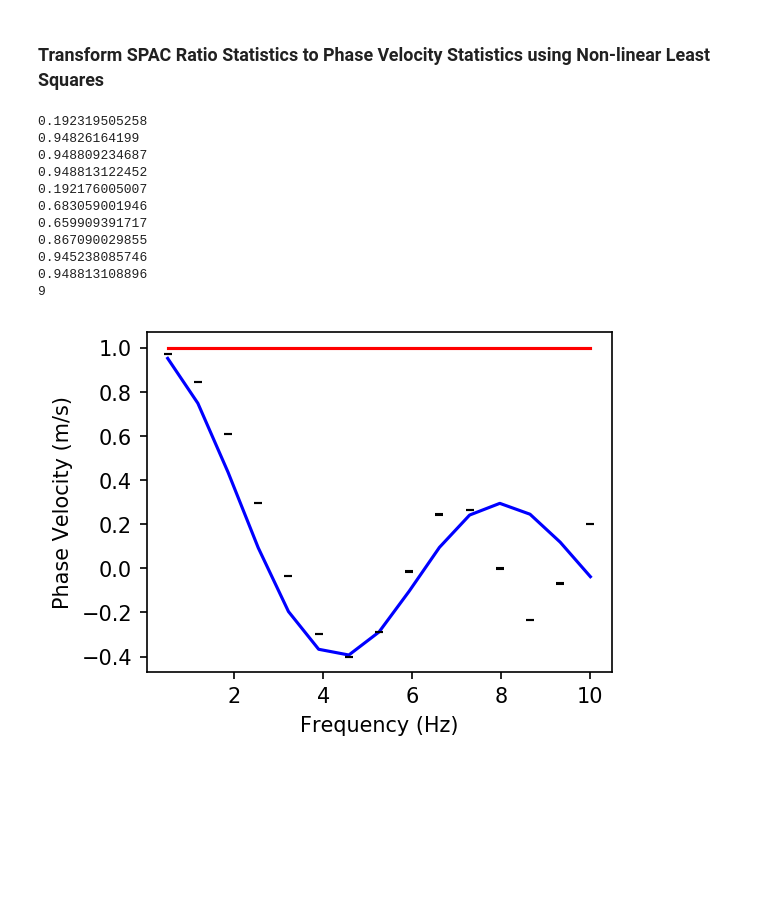
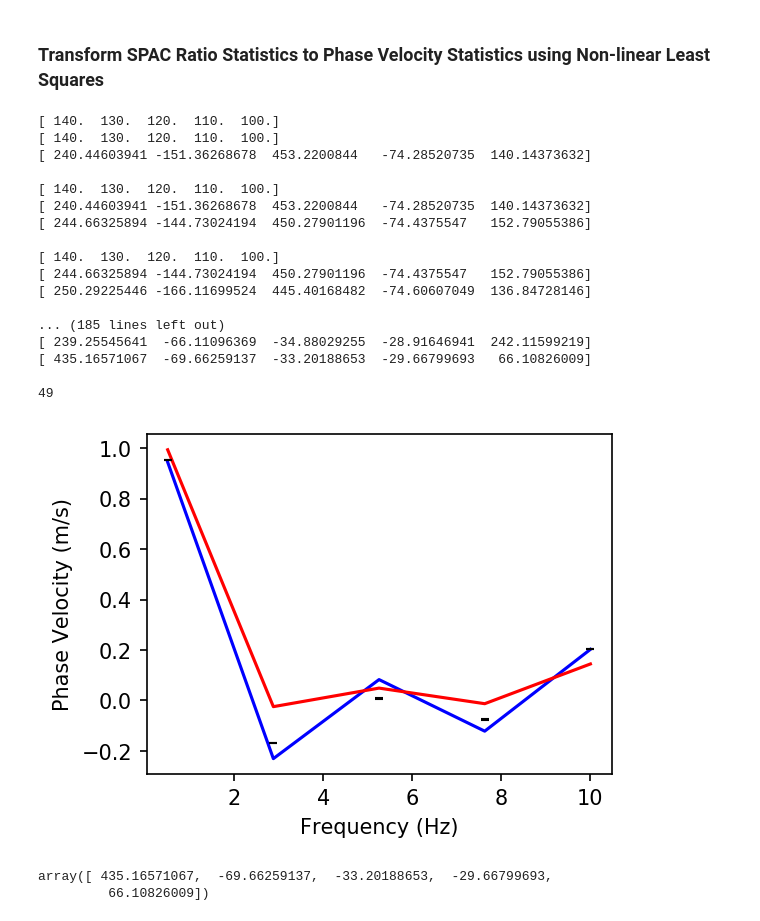
Before and after one commit to jpvantassel/swprocess, a Jupyter notebook: examples/other/mspac_procedure.ipynb, the cells around one changed output. Cells and saved outputs as stored; diff of their text form; code cells hidden in the pictures; blank space fills up the shorter version.

```diff
--- a/examples/other/mspac_procedure.ipynb
+++ b/examples/other/mspac_procedure.ipynb
@@ -17,9 +17,9 @@ import swprocess
 # %%
 rng = np.random.default_rng(1824)
 
-n = 15
+n = 5
 frqs = np.linspace(0.5, 10, n)
-mean = np.linspace(200, 100, n)
+mean = np.linspace(150, 100, n)
 std = mean * np.linspace(0.001, 0.001, n)
 
 cov = np.ones((n, n))
@@ -96,37 +96,50 @@ plt.show()
 # %% [markdown]
 ### Transform SPAC Ratio Statistics to Phase Velocity Statistics using Non-linear Least Squares
 # %%
-vel_frq, vel_mean, vel_std, vel_corr = spaccurvesuite._to_phase_stat(p0=150, p0_std=150, omega=100, iterations=10, tol=0.01)
+p0 = np.linspace(140, 100, n)
+
+vel_frq, vel_mean, vel_std, vel_corr = spaccurvesuite._to_phase_stat(p0=p0, p0_std=50, omega=10, iterations=50, tol=0.01)
 
 fig, ax = plt.subplots(figsize=(4,3), dpi=150)
 
 ax.errorbar(spac_frq, spac_mean, yerr=spac_std, color="k", linestyle="", zorder=6, capsize=2, linewidth=0.8, label="Exp. SPAC Ratio Data")
 
-ax.plot(spac_frq, spac_ratio_fxn(spac_frq, 150), color="b", linestyle="-")
+ax.plot(spac_frq, spac_ratio_fxn(spac_frq, p0), color="b", linestyle="-")
 
 ax.plot(spac_frq, spac_ratio_fxn(spac_frq, vel_mean), color="r", linestyle="-")
 
 # ax.plot(spac_frq, spac_ratio_fxn(spac_frq, np.linspace(200, 100, n)))
 
 # ax.errorbar(vel_frq, vel_mean, yerr=vel_std, color="k", linestyle="", zorder=6, capsize=2, linewidth=0.8, label="Implied Exp. Disp. Data")
 
 # ax.plot(frqs, mean, color="r", linestyle="-")
 # ax.plot(frqs, mean+std, color="r", linestyle="--")
 # ax.plot(frqs, mean-std, color="r", linestyle="--")
 
 ax.set_xlabel("Frequency (Hz)")
 ax.set_ylabel("Phase Velocity (m/s)")
 plt.show()
 # %% [output]
-0.192319505258
-0.94826164199
-0.948809234687
-0.948813122452
-0.192176005007
-0.683059001946
-0.659909391717
-0.867090029855
-0.945238085746
-0.948813108896
-9
+[ 140.  130.  120.  110.  100.]
+[ 140.  130.  120.  110.  100.]
+[ 240.44603941 -151.36268678  453.2200844   -74.28520735  140.14373632]
+
+[ 140.  130.  120.  110.  100.]
+[ 240.44603941 -151.36268678  453.2200844   -74.28520735  140.14373632]
+[ 244.66325894 -144.73024194  450.27901196  -74.4375547   152.79055386]
+
+[ 140.  130.  120.  110.  100.]
+[ 244.66325894 -144.73024194  450.27901196  -74.4375547   152.79055386]
+[ 250.29225446 -166.11699524  445.40168482  -74.60607049  136.84728146]
+
+... (185 lines left out)
+[ 239.25545641  -66.11096369  -34.88029255  -28.91646941  242.11599219]
+[ 435.16571067  -69.66259137  -33.20188653  -29.66799693   66.10826009]
+
+49
-[figure, old version]
+[figure, new version]
+# %%
+vel_mean
+# %% [output]
+array([ 435.16571067,  -69.66259137,  -33.20188653,  -29.66799693,
+         66.10826009])
```
Also changed, not shown: parts of 3 cells of this notebook, 2 other files.
